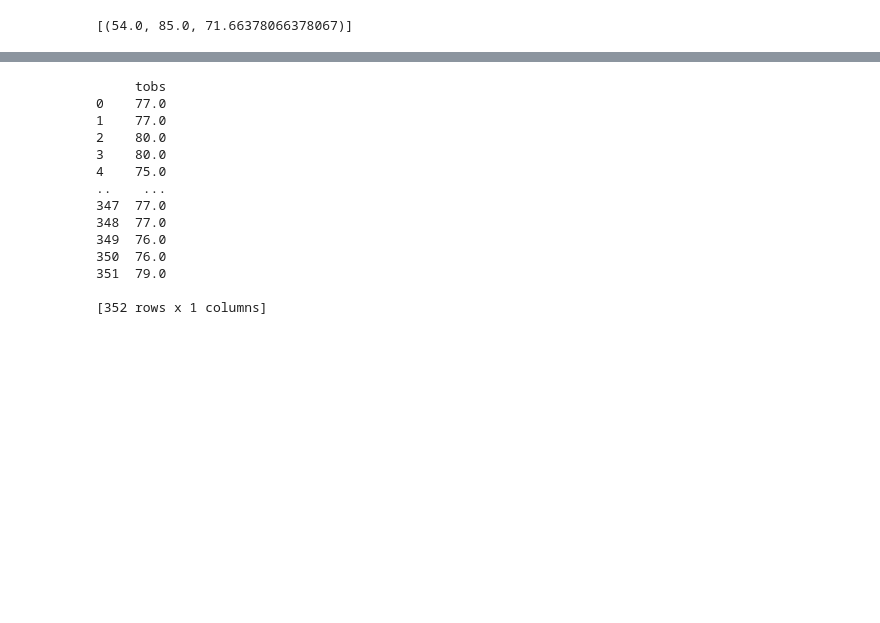
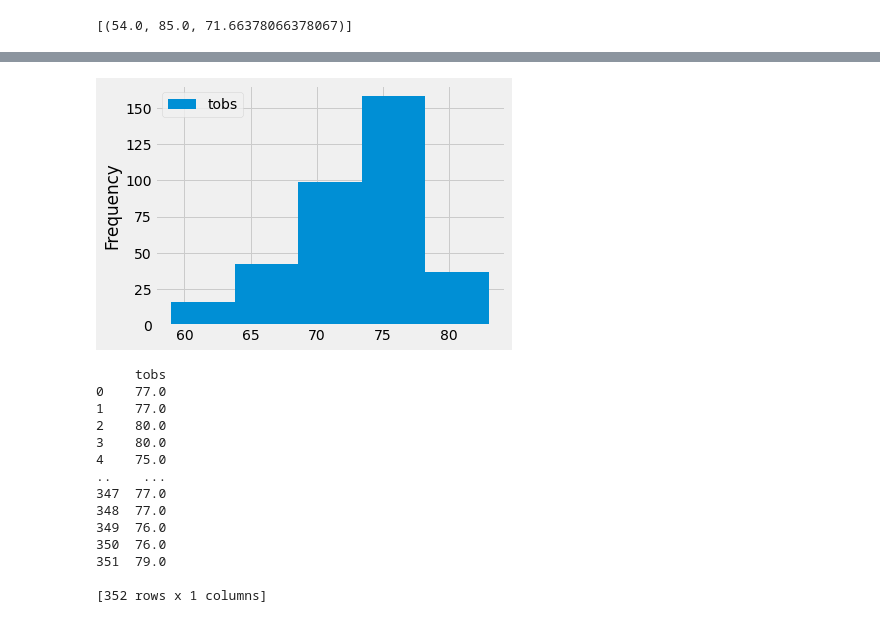
Before and after one commit to chreroax1/surfs_up, a Jupyter notebook: climate_analysis.ipynb, the cells around one changed output, grey strips where cells are left out. Cells and saved outputs as stored; diff of their text form; code cells hidden in the pictures; blank space fills up the shorter version.

```diff
--- a/climate_analysis.ipynb
+++ b/climate_analysis.ipynb
@@ -200,3 +202,10 @@ plt.tight_layout()
+# %%
+# To create the histogram, we need to use the plot() function and the hist() function and add the
+# number of bins as a parameter.
+df.plot.hist(bins=5)
+plt.tight_layout()
+# %% [output]
+[figure, added]
 # %%
 # Write a function called `calc_temps` that will accept start date and end date in the format '%Y-%m-%d'
 # and return the minimum, average, and maximum temperatures for that range of dates
```
Also changed, not shown: parts of 5 cells of this notebook.
